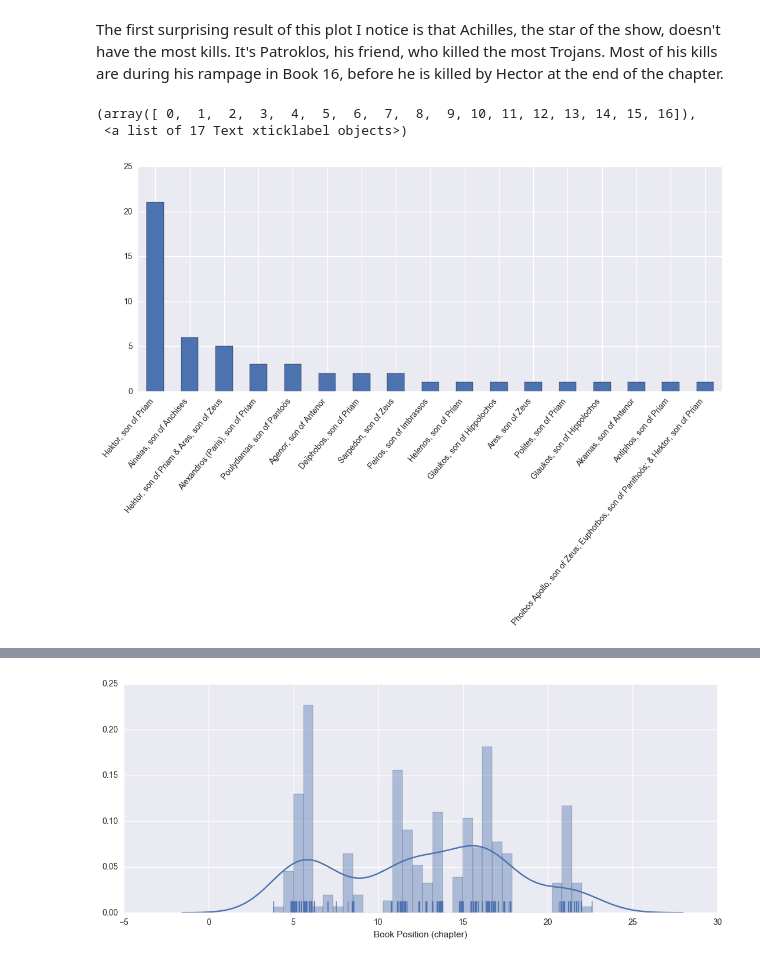
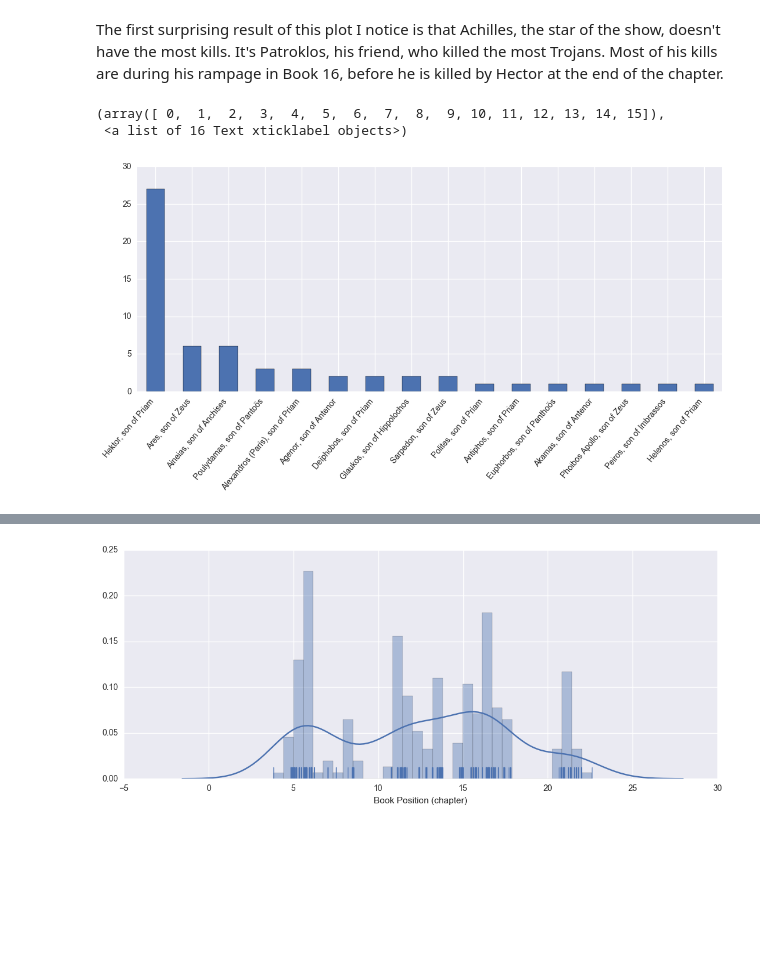
Before and after one commit to djevans071/Iliad-battles, a Jupyter notebook: Iliad_battles.ipynb, the cells around one changed output, grey strips where cells are left out. Drawn from its saved outputs; the diff is of its cells as text; code cells hidden in the pictures; blank space fills up the shorter version.

```diff
--- a/Iliad_battles.ipynb
+++ b/Iliad_battles.ipynb
@@ -106,13 +127,18 @@ print len(gkill_list[gkill_list.str.contains('Achilleus')])
 # %% [markdown]
 The first surprising result of this plot I notice is that Achilles, the star of the show, doesn't have the most kills. It's Patroklos, his friend, who killed the most Trojans. Most of his kills are during his rampage in Book 16, before he is killed by Hector at the end of the chapter.
 # %%
+# create kill list for Trojan faction
 tkills = kills[kills.Winner.str.contains('T')]
 t1 = tkills['Combatant1'][tkills.C1_Faction.str.contains('T')]
 t2 = tkills['Combatant2'][tkills.C2_Faction.str.contains('T')]
 tkill_list = pd.concat([t1,t2])
+
+# plot rankings
+tkill_list = tkill_list.str.split('&', expand = True).apply(pd.Series,1).stack()
+tkill_list = tkill_list.str.strip()
 tkill_list.value_counts().plot(kind='bar')
 xticks(rotation = 50, ha = 'right')
 # %% [output]
-(array([ 0,  1,  2,  3,  4,  5,  6,  7,  8,  9, 10, 11, 12, 13, 14, 15, 16]),
- <a list of 17 Text xticklabel objects>)
+(array([ 0,  1,  2,  3,  4,  5,  6,  7,  8,  9, 10, 11, 12, 13, 14, 15]),
+ <a list of 16 Text xticklabel objects>)
-[figure, old version]
+[figure, new version]
```
Also changed, not shown: parts of 19 cells of this notebook, 1 other file.
